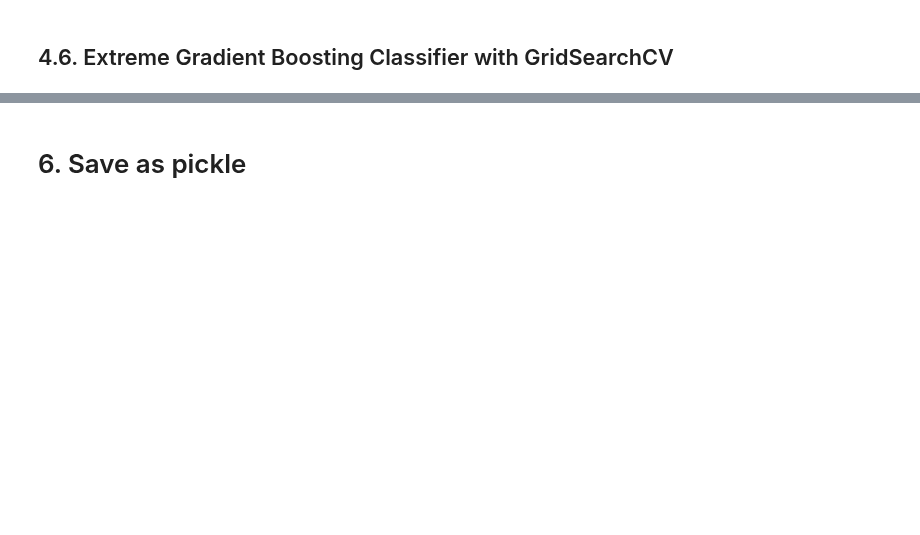
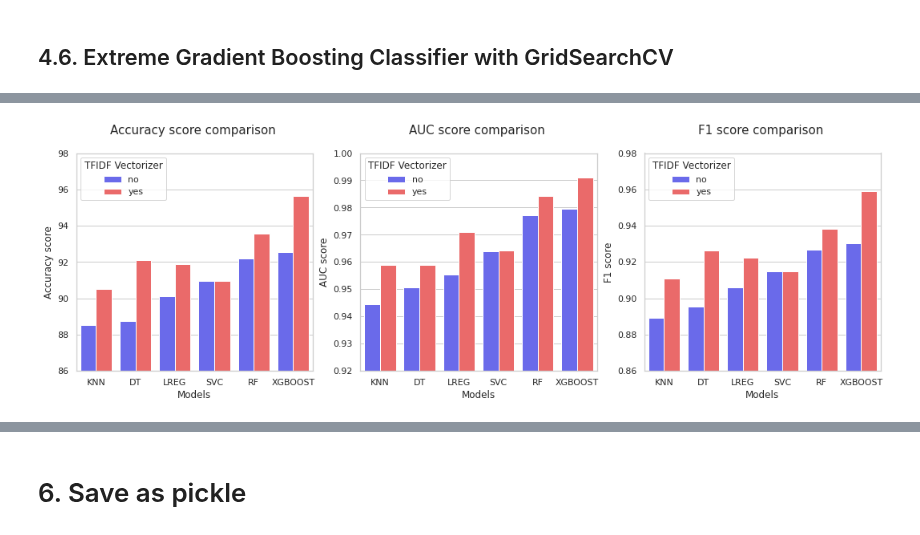
Before and after one commit to pipe11/TFM_fake_news_detector, a Jupyter notebook: models/11_final_notebook_models_explained.ipynb, the cells around one changed output, grey strips where cells are left out. Saved outputs shown, nothing was run; the diff lists cells and outputs as text; code cells hidden in the pictures; blank space fills up the shorter version.

```diff
--- a/models/11_final_notebook_models_explained.ipynb
+++ b/models/11_final_notebook_models_explained.ipynb
@@ -1442,0 +1410,30 @@ ax3title = ax3.set_title('F1 score comparison \n', fontsize = 15)
+# %%
+data['TFIDF Vectorizer'] = ['no', 'no', 'no', 'no', 'no', 'no']
+data2['TFIDF Vectorizer'] = ['yes', 'yes', 'yes', 'yes', 'yes', 'yes']
+
+data_final = pd.concat([data, data2])
+data_final.reset_index(inplace = True, drop = True)
+# %%
+f, axs = plt.subplots(1,3, figsize = (18, 5))
+sns.set(style = 'whitegrid')
+
+ax1 = sns.barplot(y = 'Accuracy score', x = 'Models', data = data_final, hue = 'TFIDF Vectorizer',
+                  order = data.sort_values('Accuracy score').Models, ax = axs[0], palette = 'seismic')
+ax1ylim = ax1.set_ylim([86, 98])
+ax1title = ax1.set_title('Accuracy score comparison \n', fontsize = 15)
+
+
+ax2 = sns.barplot(y = 'AUC score', x = 'Models', data = data_final, hue = 'TFIDF Vectorizer',
+                  order = data.sort_values('AUC score').Models, ax = axs[1], palette = 'seismic')
+ax2ylim = ax2.set_ylim([0.92, 1.0])
+ax2title = ax2.set_title('AUC score comparison \n', fontsize = 15)
+
+
+ax3 = sns.barplot(y = 'F1 score', x = 'Models', data = data_final, hue = 'TFIDF Vectorizer',
+                  order = data.sort_values('F1 score').Models, ax = axs[2], palette = 'seismic')
+ax3ylim = ax3.set_ylim([0.86, 0.98])
+ax3title = ax3.set_title('F1 score comparison \n', fontsize = 15)
+
+plt.savefig('../imgs/eval_metrics_all_models.png')
+# %% [output]
+[figure, added]
```
Also changed, not shown: parts of 40 cells of this notebook, 10 other files.
